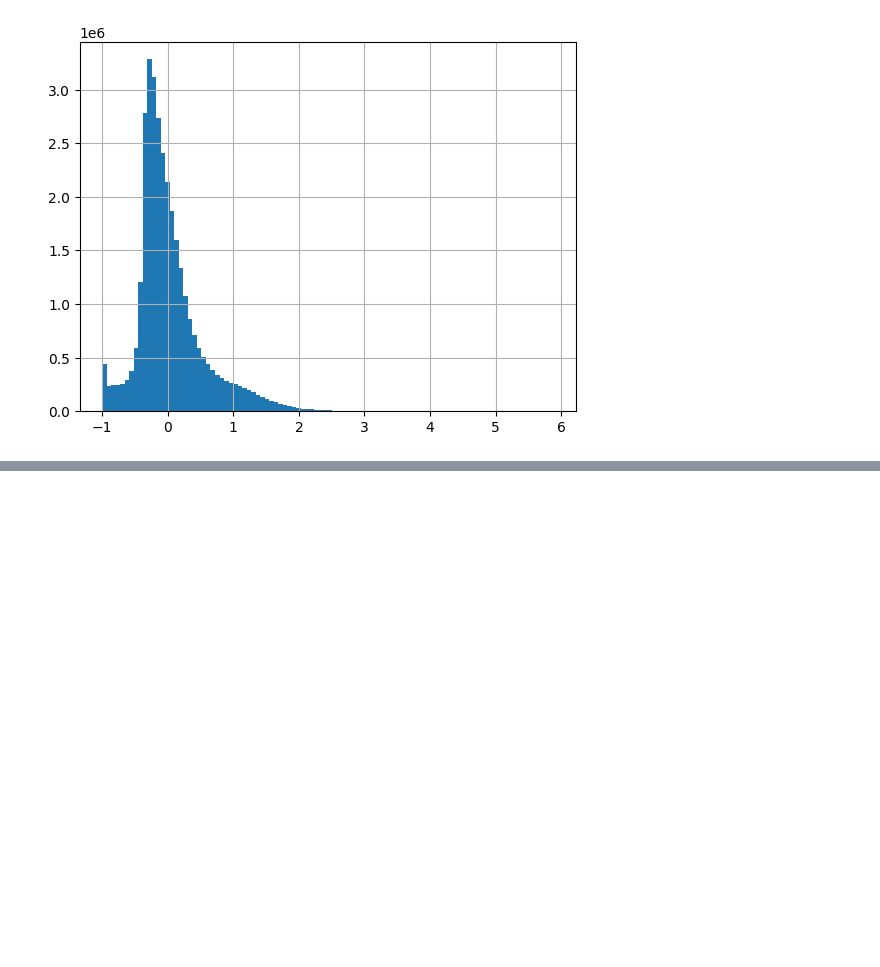
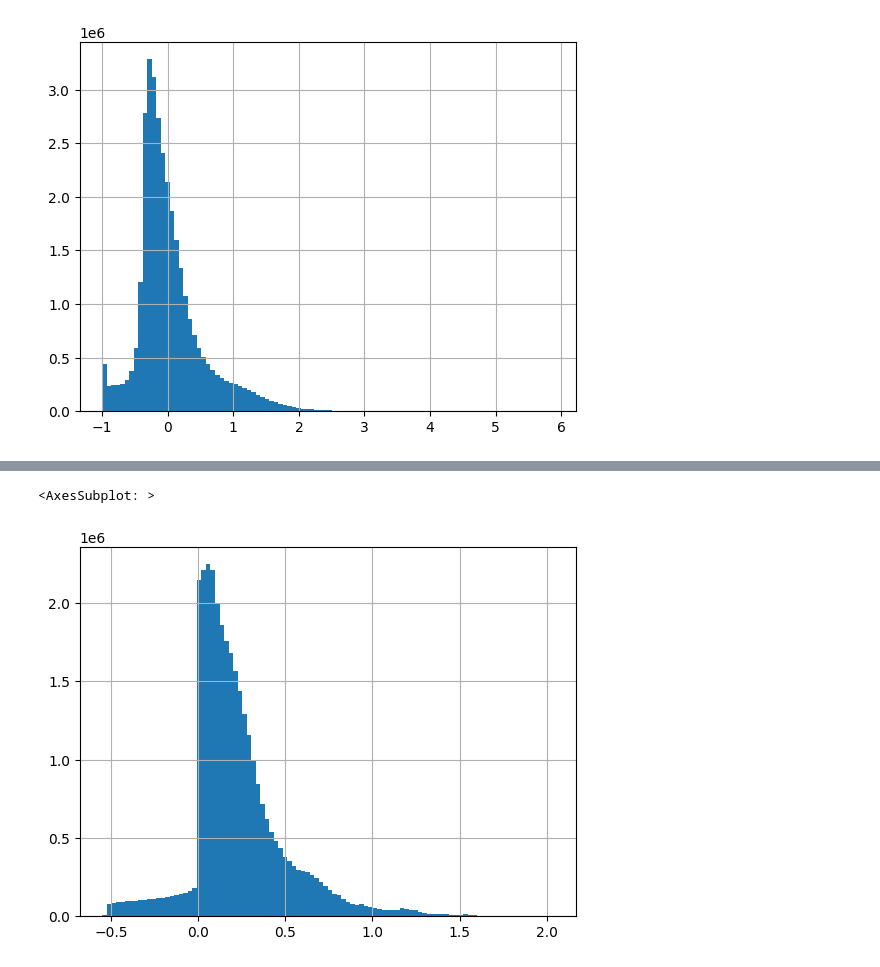
Before and after one commit to Anjum48/icecube-neutrinos-in-deep-ice, a Jupyter notebook: notebooks/time_scaling.ipynb, the cells around one changed output, grey strips where cells are left out. Saved outputs shown, nothing was run; the diff lists cells and outputs as text; code cells hidden in the pictures; blank space fills up the shorter version.

```diff
--- a/notebooks/time_scaling.ipynb
+++ b/notebooks/time_scaling.ipynb
@@ -52,0 +79,5 @@ time_norm2.hist(bins=100)
+# %%
+((np.log(batch["time"]) - 9.2)).hist(bins=100)
+# %% [output]
+<AxesSubplot: >
+[figure, added]
```
Also changed, not shown: parts of 6 cells of this notebook, 6 other files.
